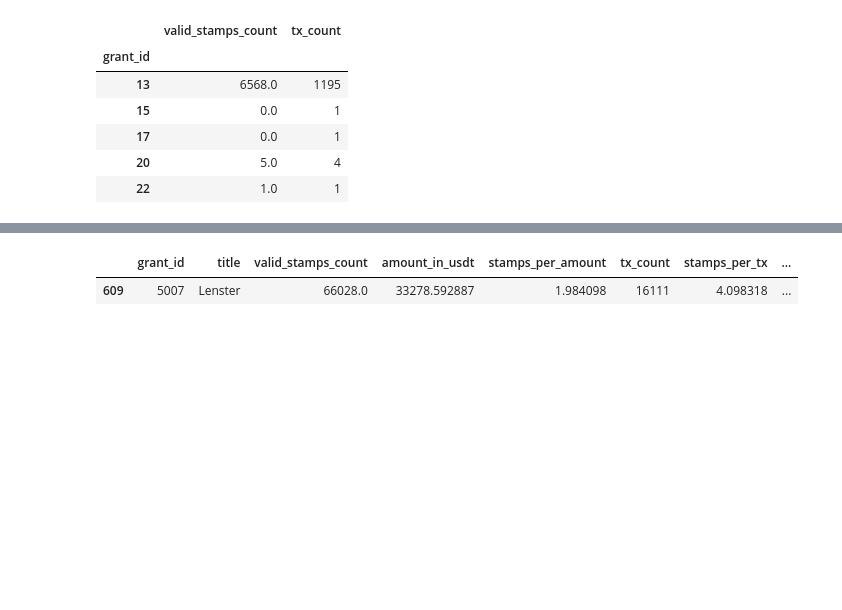
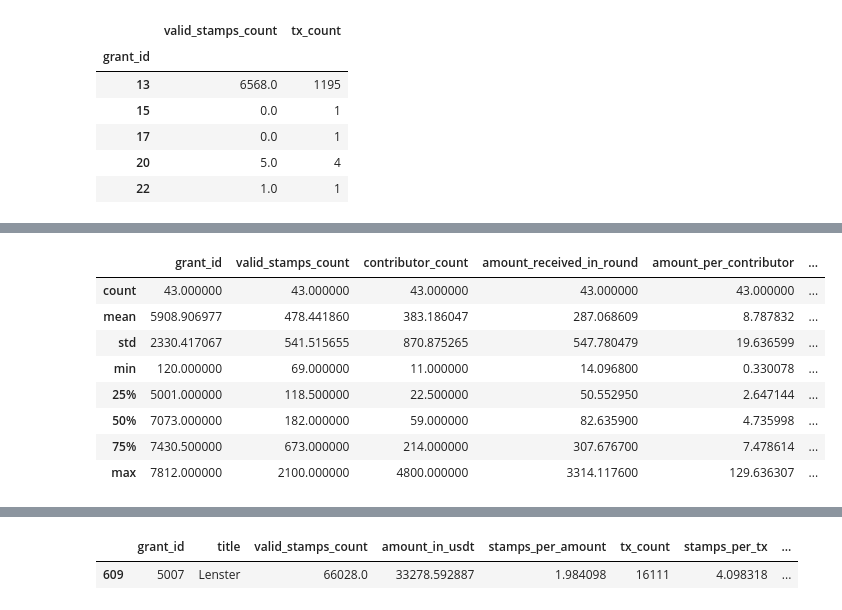
Before and after one commit to junta/gitcoin-data-hackathon, a Jupyter notebook: main.ipynb, the cells around one changed output, grey strips where cells are left out. Cells and saved outputs as stored; diff of their text form; code cells hidden in the pictures; blank space fills up the shorter version.

```diff
--- a/main.ipynb
+++ b/main.ipynb
@@ -354,0 +458,17 @@ memory usage: 95.7+ KB
+# %%
+high_holders_ratio = merged_grants[merged_grants['holders_ratio'] > 0.75]
+high_holders_ratio.describe()
+# amount_per_contributor: 8.787832
+# high_holders_ratio.hist(figsize=(50, 30))
+
+# high_holders_ratio.info()
+# %% [output]
+|  | grant_id | valid_stamps_count | contributor_count | amount_received_in_round | amount_per_contributor | ... |
+| count | 43.000000 | 43.000000 | 43.000000 | 43.000000 | 43.000000 | ... |
+| mean | 5908.906977 | 478.441860 | 383.186047 | 287.068609 | 8.787832 | ... |
+| std | 2330.417067 | 541.515655 | 870.875265 | 547.780479 | 19.636599 | ... |
+| min | 120.000000 | 69.000000 | 11.000000 | 14.096800 | 0.330078 | ... |
+| 25% | 5001.000000 | 118.500000 | 22.500000 | 50.552950 | 2.647144 | ... |
+| 50% | 7073.000000 | 182.000000 | 59.000000 | 82.635900 | 4.735998 | ... |
+| 75% | 7430.500000 | 673.000000 | 214.000000 | 307.676700 | 7.478614 | ... |
+| max | 7812.000000 | 2100.000000 | 4800.000000 | 3314.117600 | 129.636307 | ... |
```
Also changed, not shown: parts of 14 cells of this notebook, 4 other files.
